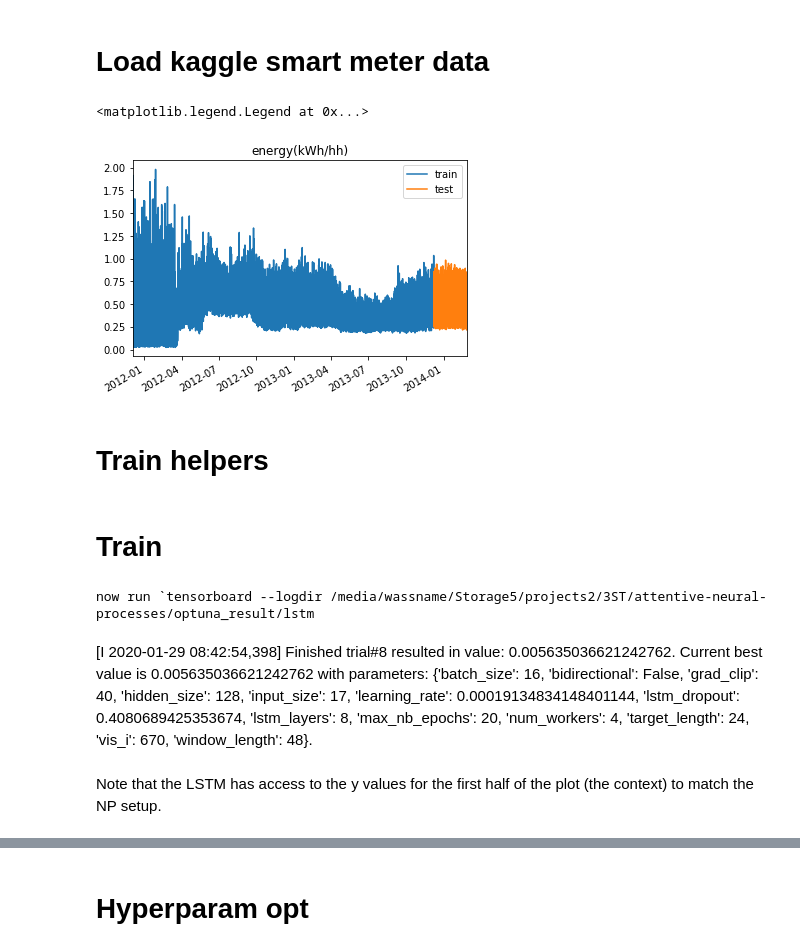
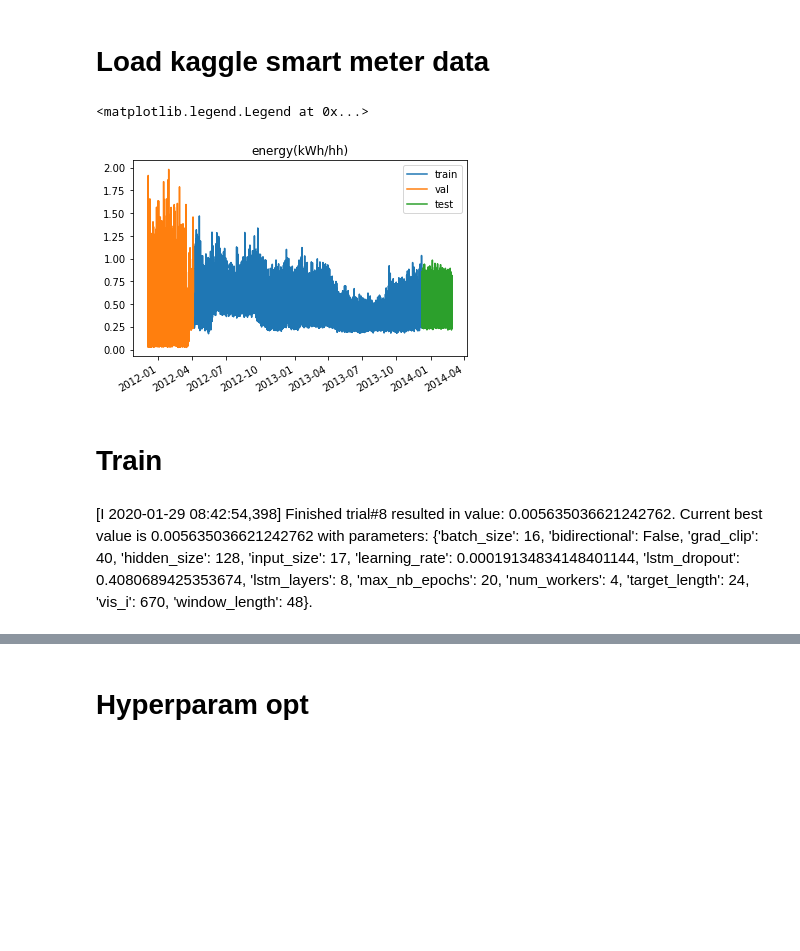
Before and after one commit to wassname/attentive-neural-processes, a Jupyter notebook: smartmeters-lstm-seq2seq.ipynb, the cells around one changed output, grey strips where cells are left out. Saved outputs shown, nothing was run; the diff lists cells and outputs as text; code cells hidden in the pictures; blank space fills up the shorter version.

```diff
--- a/smartmeters-lstm-seq2seq.ipynb
+++ b/smartmeters-lstm-seq2seq.ipynb
@@ -48,15 +52,14 @@ use_logy=False
 # %% [markdown]
 # Load kaggle smart meter data
 # %%
-df_train, df_test = get_smartmeter_df()
+df_train, df_val, df_test = get_smartmeter_df()
 # %%
 # Show split
 df_train['energy(kWh/hh)'].plot(label='train')
+df_val['energy(kWh/hh)'].plot(label='val')
 df_test['energy(kWh/hh)'].plot(label='test')
 plt.title('energy(kWh/hh)')
 plt.legend()
 # %% [output]
 <matplotlib.legend.Legend at 0x...>
-[figure, old version]
+[figure, new version]
-# %% [markdown]
-# Train helpers
@@ -146,9 +68,3 @@ MODEL_DIR.mkdir(parents=True, exist_ok=True)
-# %%
-print(f"now run `tensorboard --logdir {MODEL_DIR}")
-# %% [output]
-now run `tensorboard --logdir /media/wassname/Storage5/projects2/3ST/attentive-neural-processes/optuna_result/lstm
 # %% [markdown]
 [I 2020-01-29 08:42:54,398] Finished trial#8 resulted in value: 0.005635036621242762. Current best value is 0.005635036621242762 with parameters: {'batch_size': 16, 'bidirectional': False, 'grad_clip': 40, 'hidden_size': 128, 'input_size': 17, 'learning_rate': 0.00019134834148401144, 'lstm_dropout': 0.4080689425353674, 'lstm_layers': 8, 'max_nb_epochs': 20, 'num_workers': 4, 'target_length': 24, 'vis_i': 670, 'window_length': 48}.
-# %% [markdown]
-Note that the LSTM has access to the y values for the first half of the plot (the context) to match the NP setup.
 # %%
```
Also changed, not shown: parts of 7 cells of this notebook, 12 other files.
